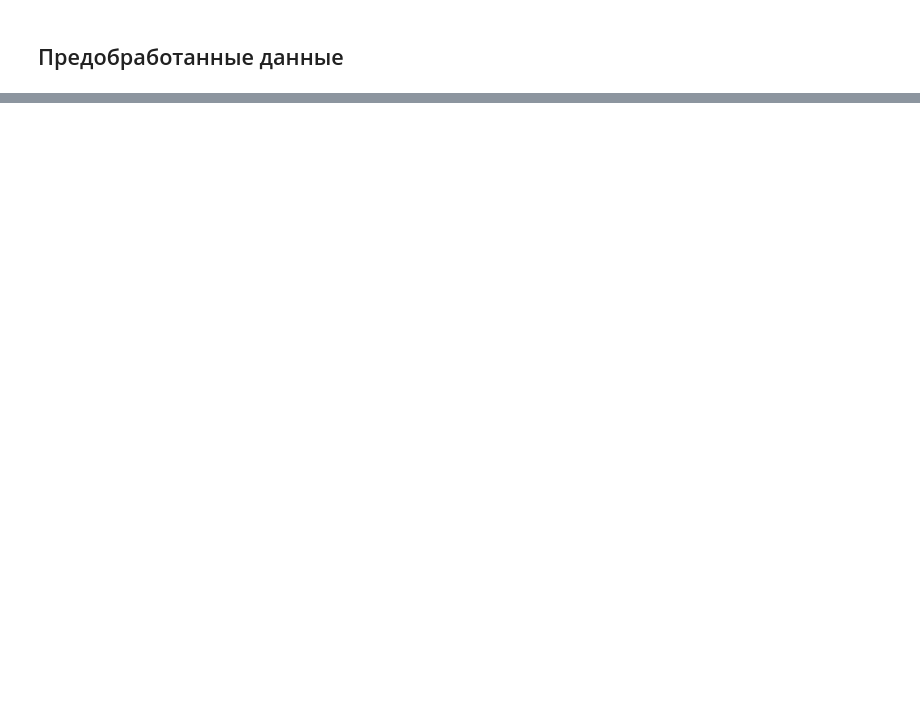
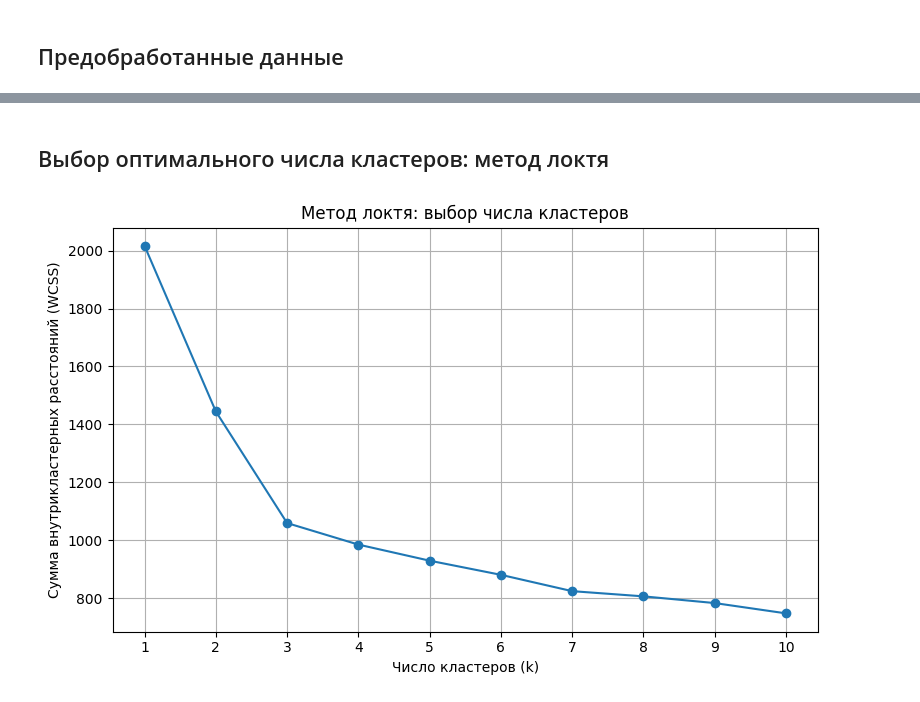
Before and after one commit to kof3stt/Intellectual_systems_engineering_MIREA_part_1, a Jupyter notebook: Практические работы/Практическая работа 2/Clustering.ipynb, the cells around one changed output, grey strips where cells are left out. Saved outputs shown, nothing was run; the diff lists cells and outputs as text; code cells hidden in the pictures; blank space fills up the shorter version.

```diff
--- a/Практические работы/Практическая работа 2/Clustering.ipynb
+++ b/Практические работы/Практическая работа 2/Clustering.ipynb
@@ -456,0 +558,6 @@ X_scaled
+# %% [markdown]
+## Выбор оптимального числа кластеров: метод локтя
+# %%
+manager.visualize_elbow_method()
+# %% [output]
+[figure, added]
```
Also changed, not shown: parts of 33 cells of this notebook, 7 other files.
